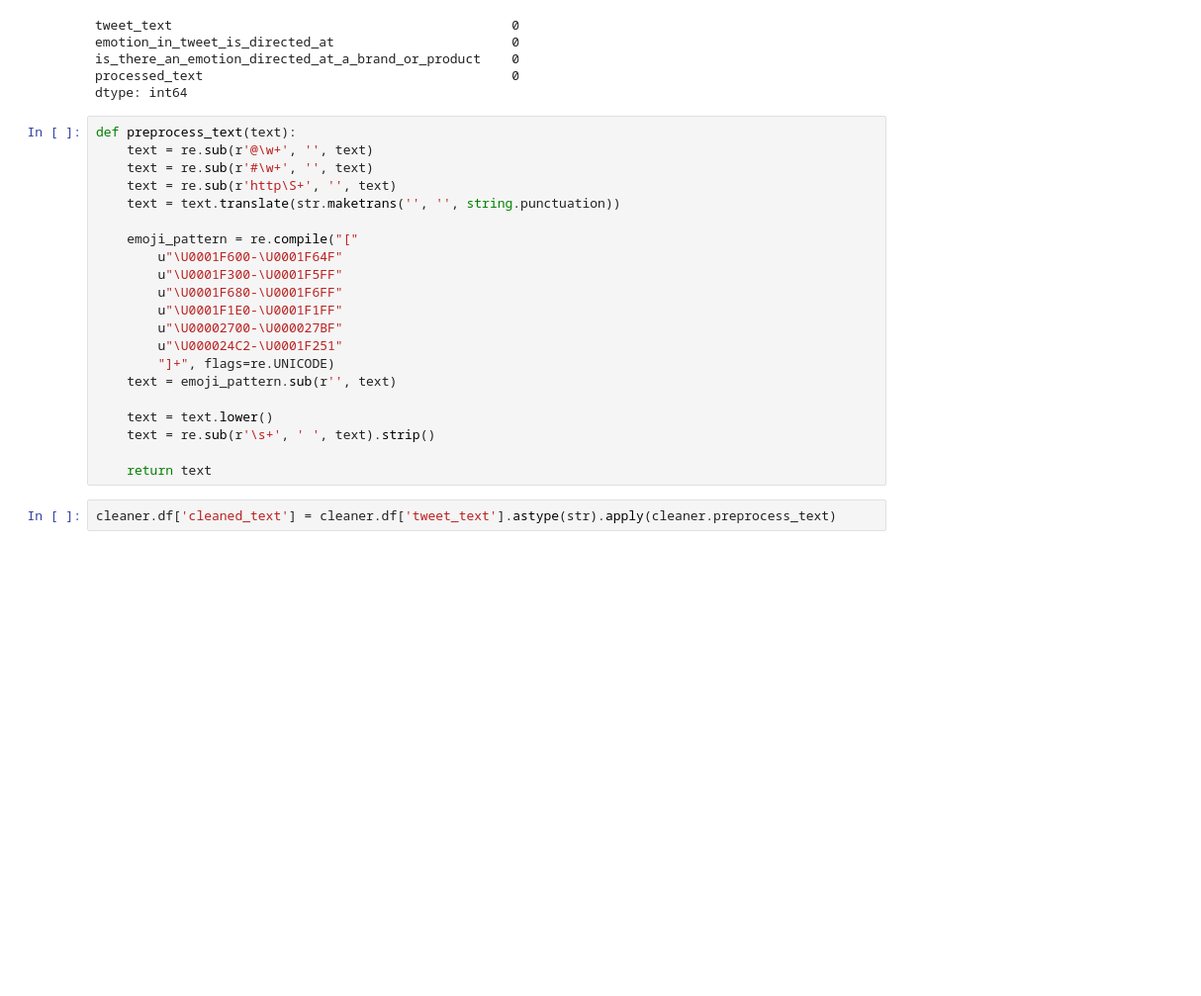
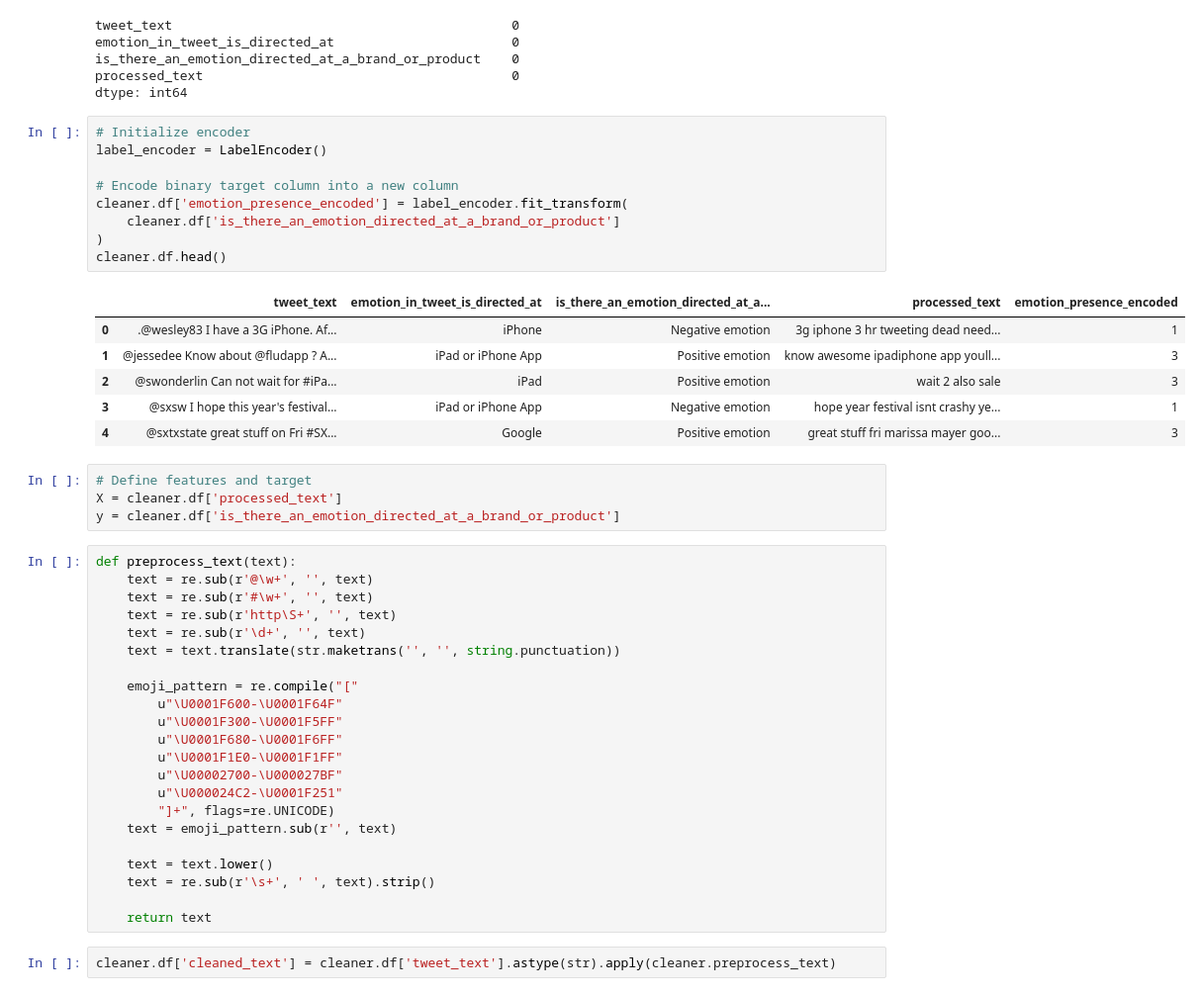
Before and after one commit to FrancisNdirangu/NLPGroupProject, a Jupyter notebook: notebook.ipynb, the cells around one changed output. Shown at 99% size. Drawn from its saved outputs; the diff is of its cells as text; blank space fills up the shorter version.

```diff
--- a/notebook.ipynb
+++ b/notebook.ipynb
@@ -140,11 +149,32 @@ emotion_in_tweet_is_directed_at                       0
 is_there_an_emotion_directed_at_a_brand_or_product    0
 processed_text                                        0
 dtype: int64
+# %%
+# Initialize encoder
+label_encoder = LabelEncoder()
+
+# Encode binary target column into a new column
+cleaner.df['emotion_presence_encoded'] = label_encoder.fit_transform(
+    cleaner.df['is_there_an_emotion_directed_at_a_brand_or_product']
+)
+cleaner.df.head()
+# %% [output]
+|  | tweet_text | emotion_in_tweet_is_directed_at | is_there_an_emotion_directed_at_a... | processed_text | emotion_presence_encoded |
+| 0 | .@wesley83 I have a 3G iPhone. Af... | iPhone | Negative emotion | 3g iphone 3 hr tweeting dead need... | 1 |
+| 1 | @jessedee Know about @fludapp ? A... | iPad or iPhone App | Positive emotion | know awesome ipadiphone app youll... | 3 |
+| 2 | @swonderlin Can not wait for #iPa... | iPad | Positive emotion | wait 2 also sale | 3 |
+| 3 | @sxsw I hope this year's festival... | iPad or iPhone App | Negative emotion | hope year festival isnt crashy ye... | 1 |
+| 4 | @sxtxstate great stuff on Fri #SX... | Google | Positive emotion | great stuff fri marissa mayer goo... | 3 |
+# %%
+# Define features and target
+X = cleaner.df['processed_text']
+y = cleaner.df['is_there_an_emotion_directed_at_a_brand_or_product']
 # %%
 def preprocess_text(text):
     text = re.sub(r'@\w+', '', text)
     text = re.sub(r'#\w+', '', text)
     text = re.sub(r'http\S+', '', text)
+    text = re.sub(r'\d+', '', text)
     text = text.translate(str.maketrans('', '', string.punctuation))
 
     emoji_pattern = re.compile("["
```
Also changed, not shown: parts of 7 cells of this notebook.
